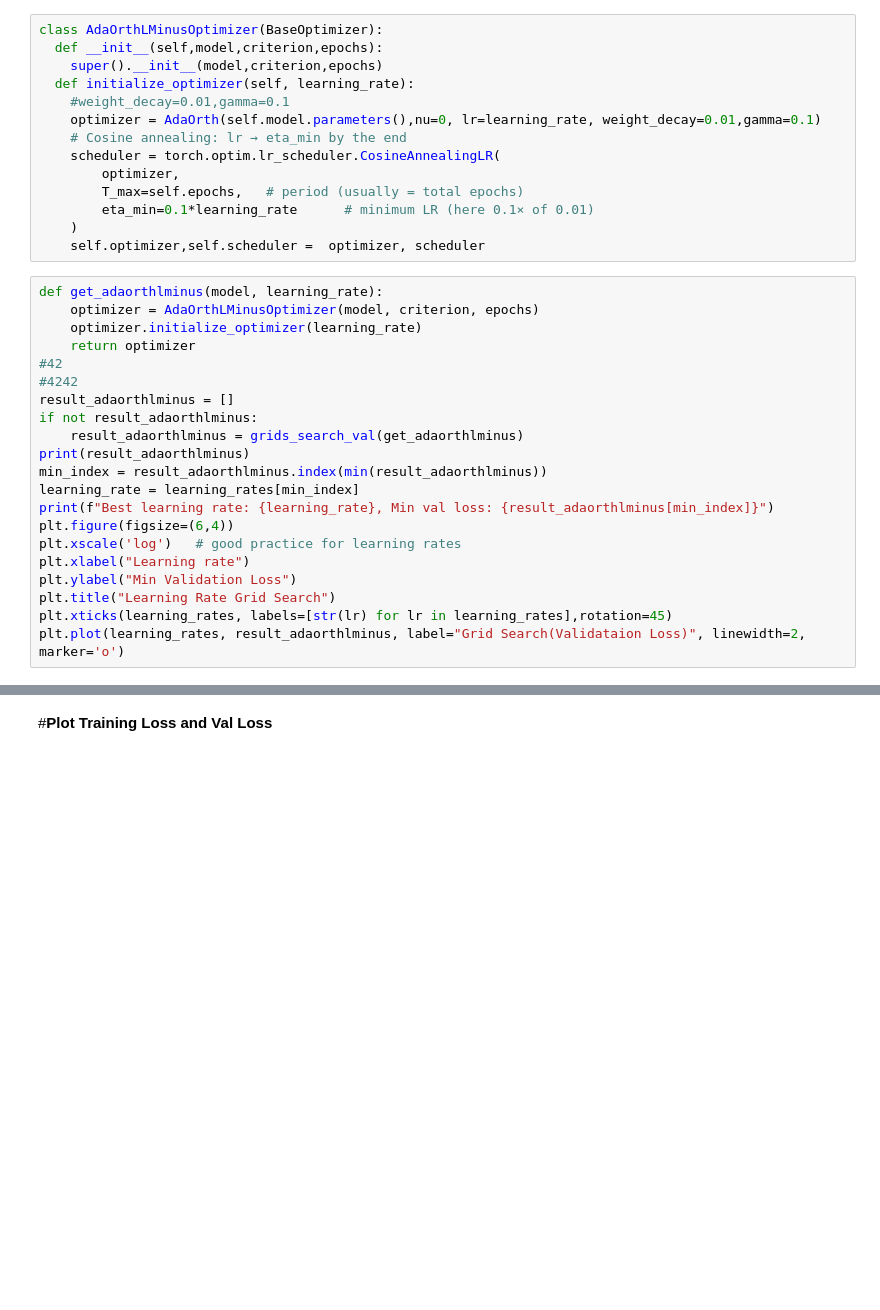
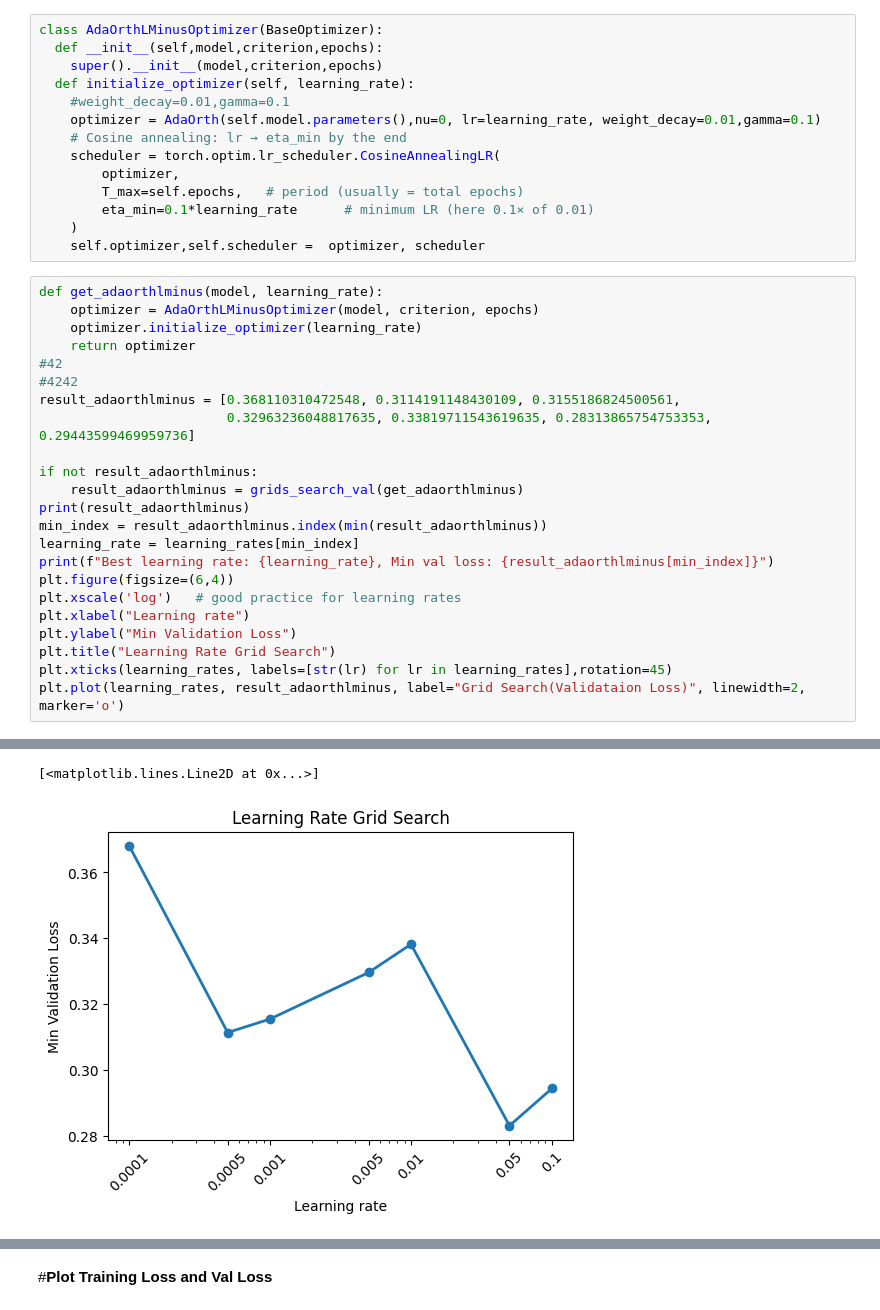
Before and after one commit to RayCyder/Intro, a Jupyter notebook: ResNet_Implementation_on_CIFAR10_2.ipynb, the cells around one changed output, grey strips where cells are left out. Cells and saved outputs as stored; diff of their text form; blank space fills up the shorter version.

```diff
--- a/ResNet_Implementation_on_CIFAR10_2.ipynb
+++ b/ResNet_Implementation_on_CIFAR10_2.ipynb
@@ -1115,7 +1293,9 @@ def get_adaorthlminus(model, learning_rate):
     return optimizer
 #42
 #4242
-result_adaorthlminus = []
+result_adaorthlminus = [0.368110310472548, 0.3114191148430109, 0.3155186824500561,
+                        0.32963236048817635, 0.33819711543619635, 0.28313865754753353, 0.29443599469959736]
+
 if not result_adaorthlminus:
     result_adaorthlminus = grids_search_val(get_adaorthlminus)
 print(result_adaorthlminus)
@@ -1129,3 +1309,4 @@ plt.ylabel("Min Validation Loss")
 plt.title("Learning Rate Grid Search")
 plt.xticks(learning_rates, labels=[str(lr) for lr in learning_rates],rotation=45)
 plt.plot(learning_rates, result_adaorthlminus, label="Grid Search(Validataion Loss)", linewidth=2, marker='o')
+# %% [output]
@@ -1132,3 +1330,5 @@ plt.plot(learning_rates, result_adaorthlminus, label="Grid Search(Validataion Lo
+[<matplotlib.lines.Line2D at 0x...>]
+[figure, added]
 # %%
 model_adaorthlminus = initialize_model(device)
 optimizer = AdaOrthLMinusOptimizer(model_adaorthlminus,criterion,epochs)
```
Also changed, not shown: parts of 23 cells of this notebook.
